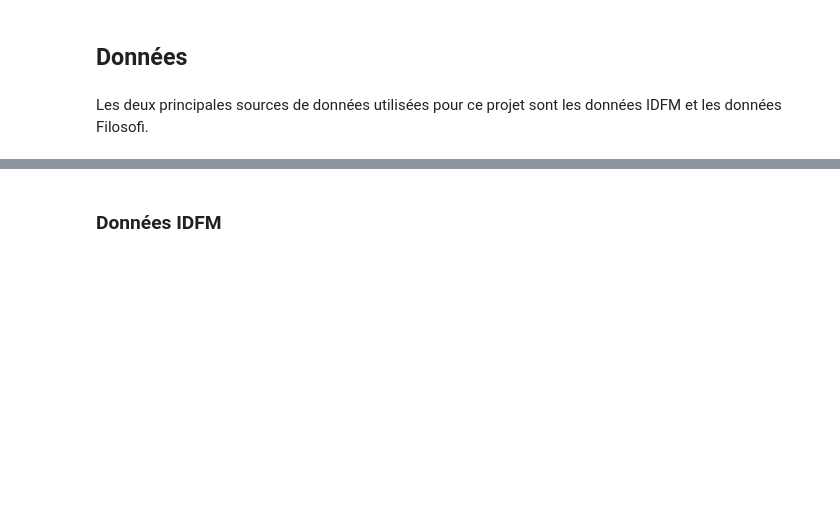
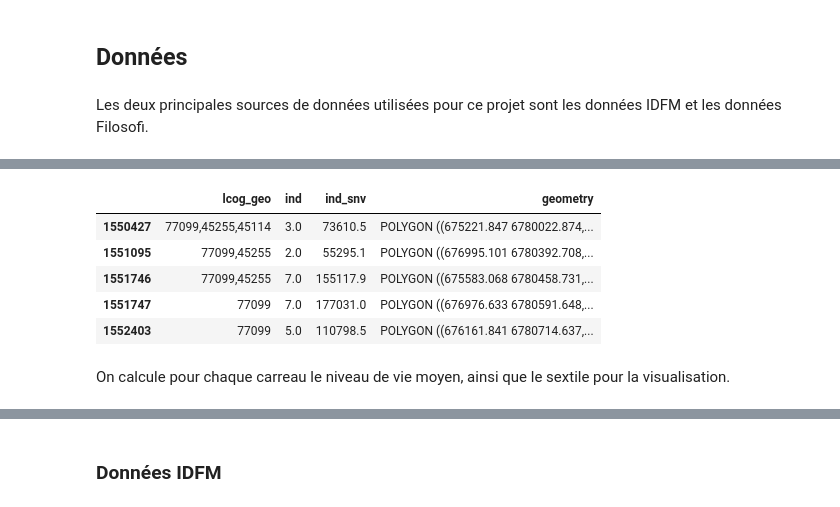
Before and after one commit to emmaganneval-proj/python_datascience_liuqi, a Jupyter notebook: rapport_final.ipynb, the cells around one changed output, grey strips where cells are left out. Cells and saved outputs as stored; diff of their text form; code cells hidden in the pictures; blank space fills up the shorter version.

```diff
--- a/rapport_final.ipynb
+++ b/rapport_final.ipynb
@@ -35,0 +58,11 @@ telecharger_zip(URL_ZIP_FILOSOFI, "filosofi")
+# %%
+df_filosofi.head()
+# %% [output]
+|  | lcog_geo | ind | ind_snv | geometry |
+| 1550427 | 77099,45255,45114 | 3.0 | 73610.5 | POLYGON ((675221.847 6780022.874,... |
+| 1551095 | 77099,45255 | 2.0 | 55295.1 | POLYGON ((676995.101 6780392.708,... |
+| 1551746 | 77099,45255 | 7.0 | 155117.9 | POLYGON ((675583.068 6780458.731,... |
+| 1551747 | 77099 | 7.0 | 177031.0 | POLYGON ((676976.633 6780591.648,... |
+| 1552403 | 77099 | 5.0 | 110798.5 | POLYGON ((676161.841 6780714.637,... |
+# %% [markdown]
+On calcule pour chaque carreau le niveau de vie moyen, ainsi que le sextile pour la visualisation.
```
Also changed, not shown: parts of 13 cells of this notebook.
